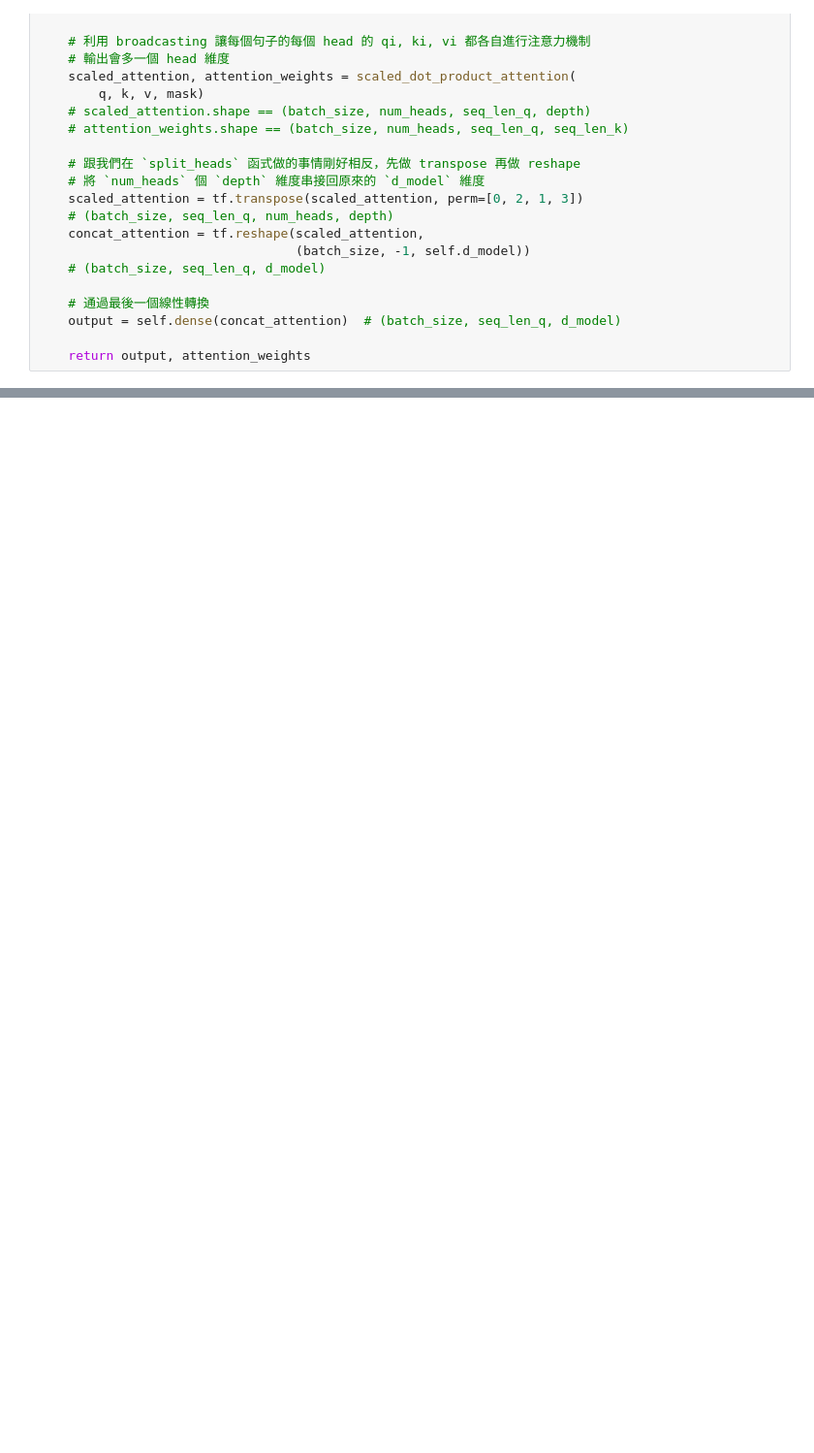
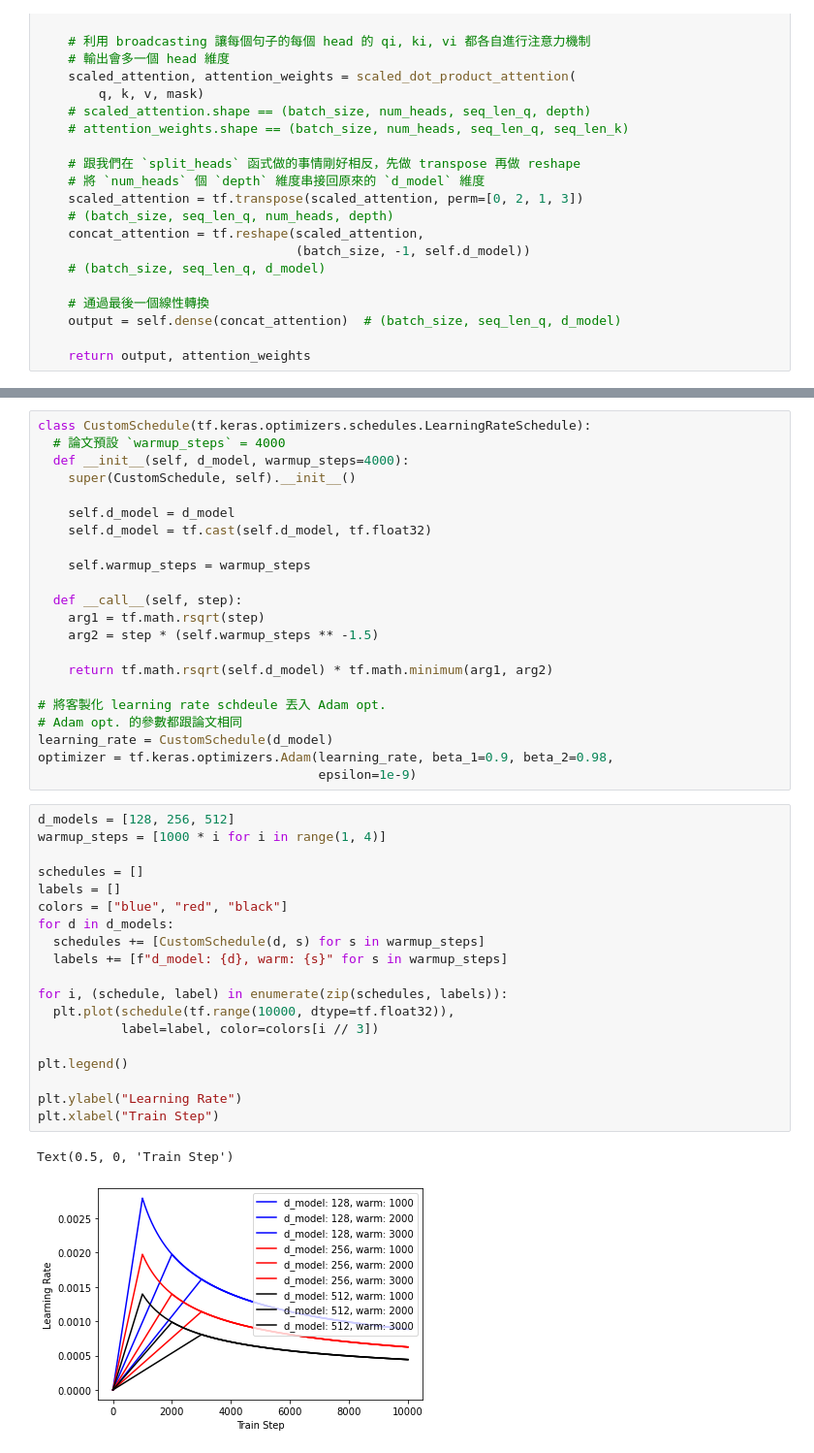
Before and after one commit to hunzhu0412/NLP_HW5, a Jupyter notebook: ＨＷ.ipynb, the cells around one changed output, grey strips where cells are left out. Shown: that part at 97% size. Saved outputs shown, nothing was run; the diff lists cells and outputs as text; blank space fills up the shorter version.

```diff
--- a/ＨＷ.ipynb
+++ b/ＨＷ.ipynb
@@ -830,0 +1483,44 @@ class MultiHeadAttention(tf.keras.layers.Layer):
+# %%
+class CustomSchedule(tf.keras.optimizers.schedules.LearningRateSchedule):
+  # 論文預設 `warmup_steps` = 4000
+  def __init__(self, d_model, warmup_steps=4000):
+    super(CustomSchedule, self).__init__()
+
+    self.d_model = d_model
+    self.d_model = tf.cast(self.d_model, tf.float32)
+
+    self.warmup_steps = warmup_steps
+
+  def __call__(self, step):
+    arg1 = tf.math.rsqrt(step)
+    arg2 = step * (self.warmup_steps ** -1.5)
+
+    return tf.math.rsqrt(self.d_model) * tf.math.minimum(arg1, arg2)
+
+# 將客製化 learning rate schdeule 丟入 Adam opt.
+# Adam opt. 的參數都跟論文相同
+learning_rate = CustomSchedule(d_model)
+optimizer = tf.keras.optimizers.Adam(learning_rate, beta_1=0.9, beta_2=0.98,
+                                     epsilon=1e-9)
+# %%
+d_models = [128, 256, 512]
+warmup_steps = [1000 * i for i in range(1, 4)]
+
+schedules = []
+labels = []
+colors = ["blue", "red", "black"]
+for d in d_models:
+  schedules += [CustomSchedule(d, s) for s in warmup_steps]
+  labels += [f"d_model: {d}, warm: {s}" for s in warmup_steps]
+
+for i, (schedule, label) in enumerate(zip(schedules, labels)):
+  plt.plot(schedule(tf.range(10000, dtype=tf.float32)),
+           label=label, color=colors[i // 3])
+
+plt.legend()
+
+plt.ylabel("Learning Rate")
+plt.xlabel("Train Step")
+# %% [output]
+Text(0.5, 0, 'Train Step')
+[figure, added]
```
Also changed, not shown: parts of 30 cells of this notebook, 12 other files.
